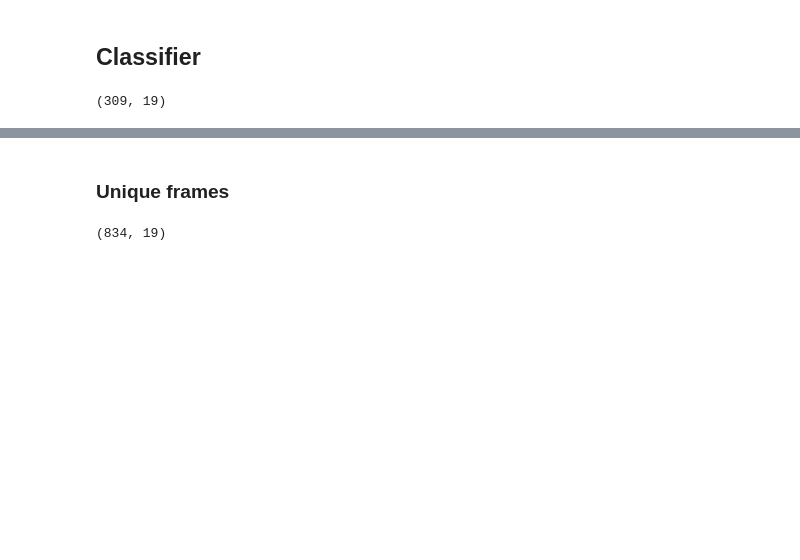
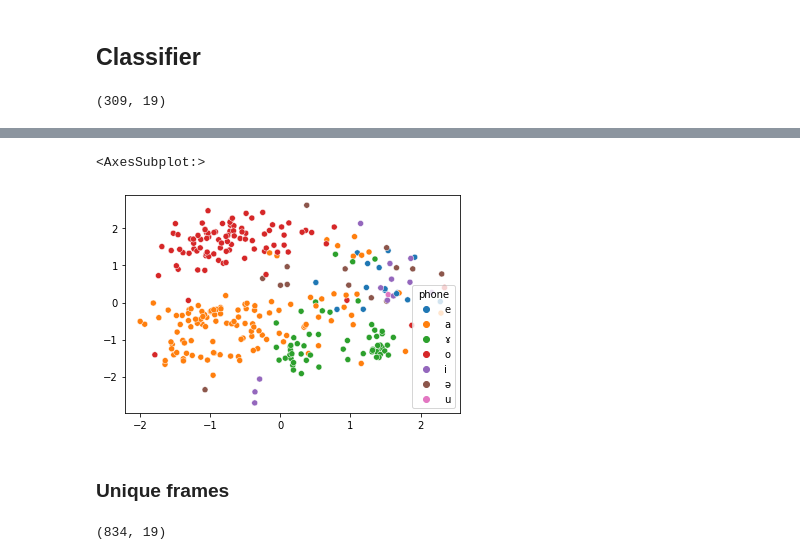
Before and after one commit to seantyh/hosaurus, a Jupyter notebook: hosaurus_rolemean.ipynb, the cells around one changed output, grey strips where cells are left out. Saved outputs shown, nothing was run; the diff lists cells and outputs as text; code cells hidden in the pictures; blank space fills up the shorter version.

```diff
--- a/hosaurus_rolemean.ipynb
+++ b/hosaurus_rolemean.ipynb
@@ -119,2 +115,13 @@ uniq_vowels.shape
 # %% [output]
 (309, 19)
+# %%
+uniq_frames = merge_df.assign(frameid=merge_df.person+"-"+merge_df.offset_id.astype(str))\
+                    .drop_duplicates("frameid")
+uniq_vowels = uniq_frames.loc[uniq_frames.phone.str.contains(selected_phones), :]
+uniq_vowels.shape
+bilstm = np.vstack(uniq_vowels.bilstm)
+from sklearn.decomposition import PCA
+reducer = PCA()
+bilstm_pca = reducer.fit_transform(bilstm)
+reducer.explained_variance_[:50].sum() / reducer.explained_variance_.sum()
+plt.bar(x=np.arange(50), height=reducer.explained_variance_[:50])
@@ -121,3 +132,13 @@ uniq_vowels.shape
+# %%
+from sklearn.manifold import TSNE
+tsne_reducer = TSNE(2, learning_rate='auto', init="pca", perplexity=200, )
+bilstm_tsne = tsne_reducer.fit_transform(bilstm_pca)
+# %%
+import seaborn as sns
+sns.scatterplot(x=bilstm_tsne[:,0], y=bilstm_tsne[:,1], hue=uniq_vowels.phone)
+# %% [output]
+<AxesSubplot:>
+[figure, added]
 # %% [markdown]
 ### Unique frames
 # %%
```
Also changed, not shown: parts of 2 cells of this notebook, 6 other files.
